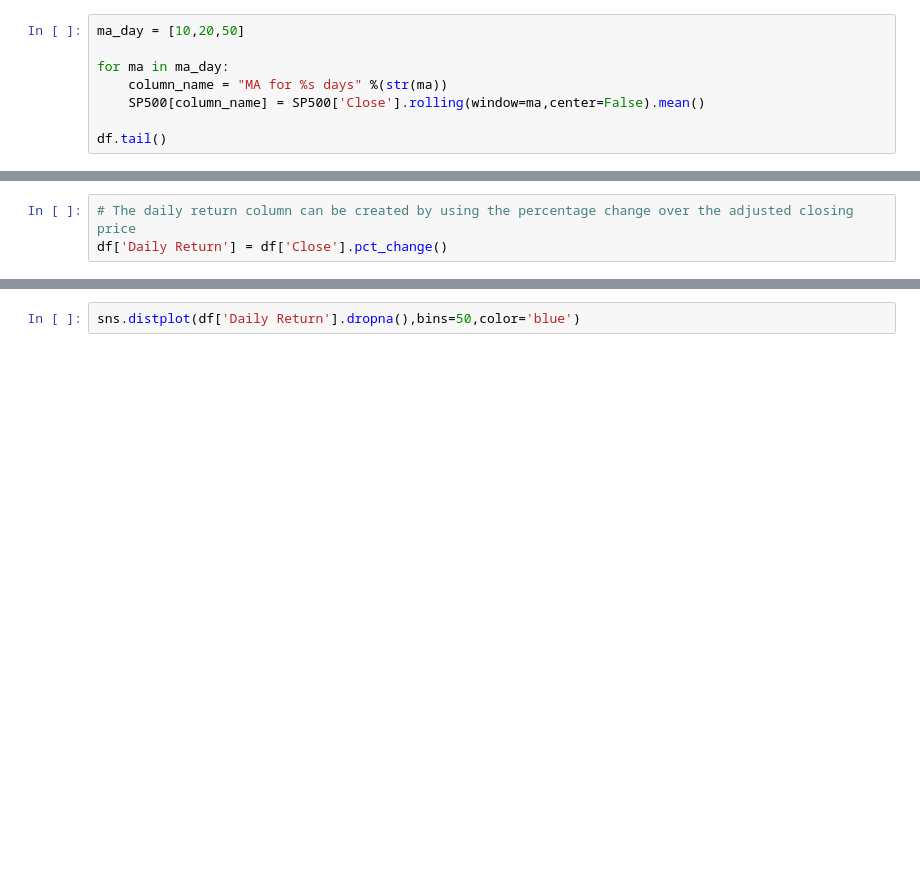
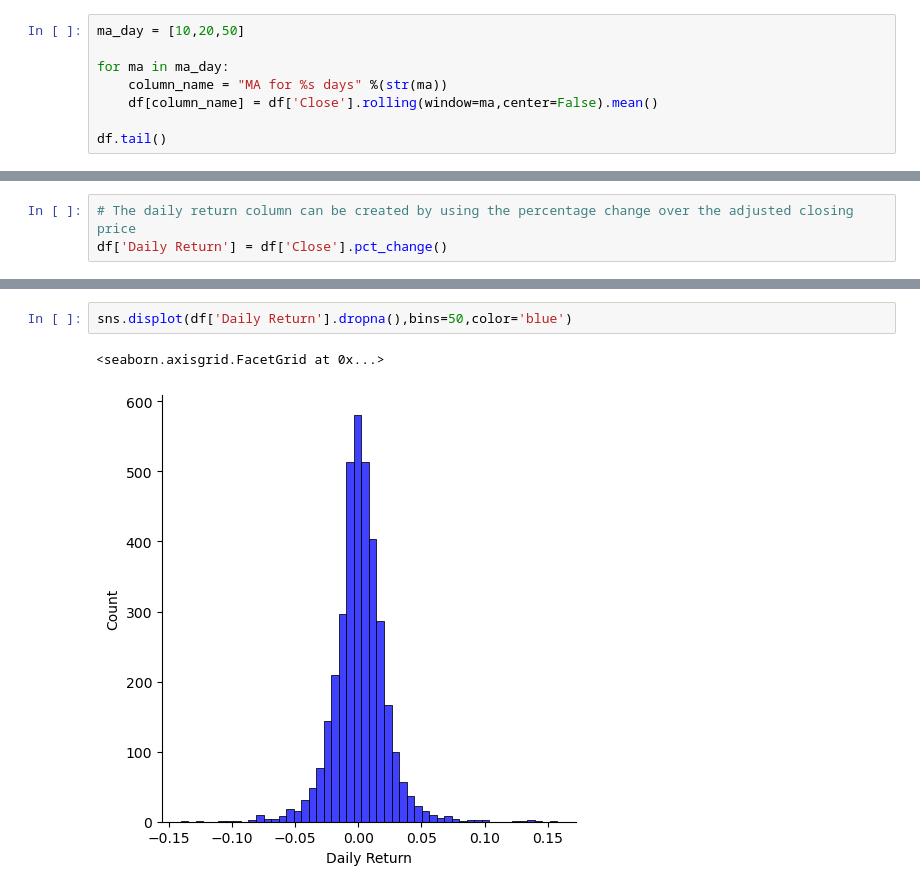
Before and after one commit to simao-f/Semester_2_project, a Jupyter notebook: EDA.ipynb, the cells around one changed output, grey strips where cells are left out. Drawn from its saved outputs; the diff is of its cells as text; blank space fills up the shorter version.

```diff
--- a/EDA.ipynb
+++ b/EDA.ipynb
@@ -61,6 +99,6 @@ ma_day = [10,20,50]
 
 for ma in ma_day:
     column_name = "MA for %s days" %(str(ma))
-    SP500[column_name] = SP500['Close'].rolling(window=ma,center=False).mean()
+    df[column_name] = df['Close'].rolling(window=ma,center=False).mean()
 
 df.tail()
@@ -84,2 +154,5 @@ df['Daily Return']
 # %%
-sns.distplot(df['Daily Return'].dropna(),bins=50,color='blue')
+sns.displot(df['Daily Return'].dropna(),bins=50,color='blue')
+# %% [output]
+<seaborn.axisgrid.FacetGrid at 0x...>
+[figure, added]
```
Also changed, not shown: parts of 17 cells of this notebook, 21 other files.
